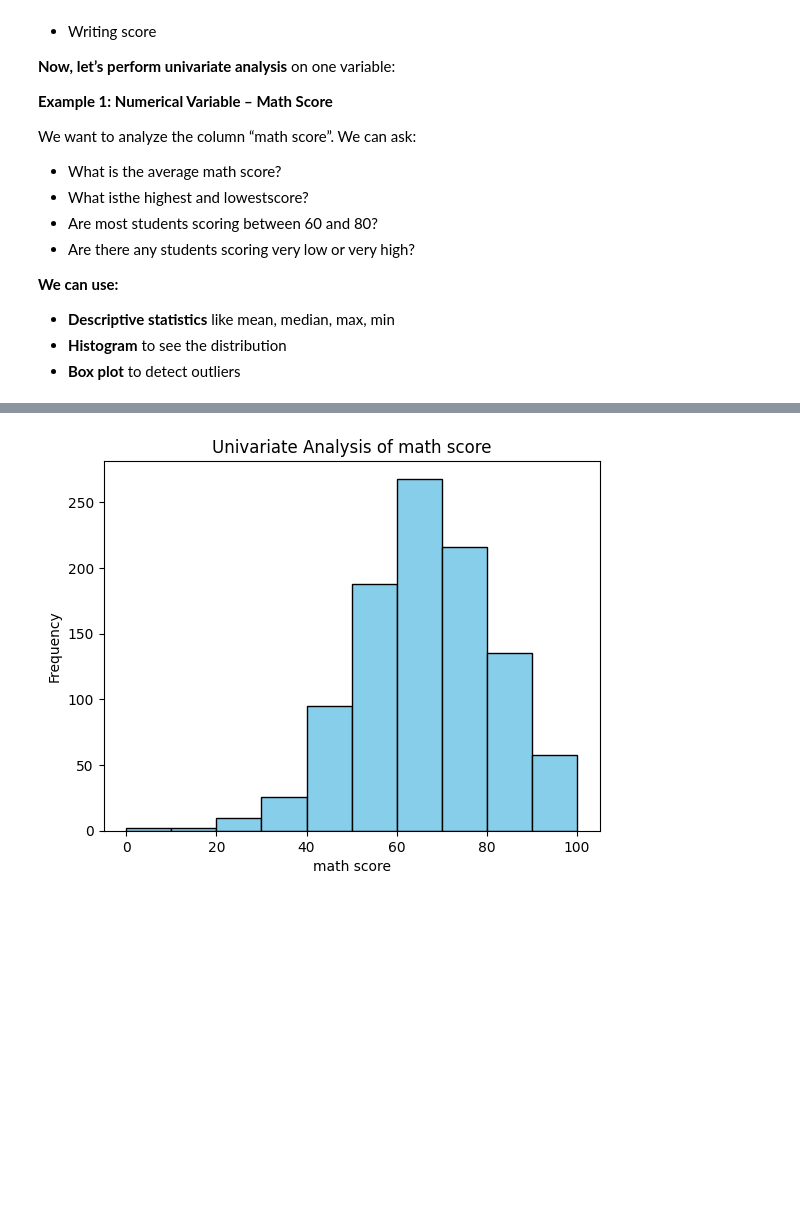
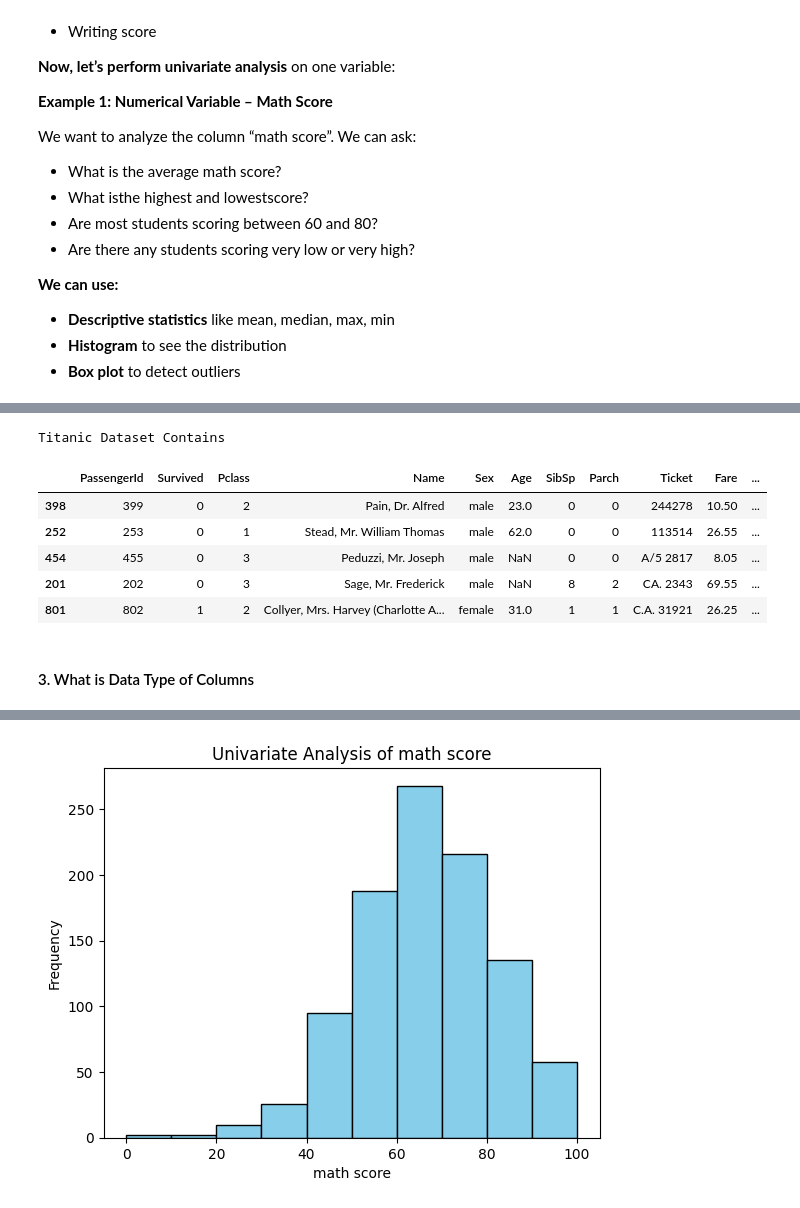
Before and after one commit to sbccas/data-analytics-using-python, a Jupyter notebook: 2_Lecture_Notes/Unit1_Fundamentals_of_Data_Analytics.ipynb, the cells around one changed output, grey strips where cells are left out. Cells and saved outputs as stored; diff of their text form; code cells hidden in the pictures; blank space fills up the shorter version.

```diff
--- a/2_Lecture_Notes/Unit1_Fundamentals_of_Data_Analytics.ipynb
+++ b/2_Lecture_Notes/Unit1_Fundamentals_of_Data_Analytics.ipynb
@@ -254,0 +235,13 @@ dtype: int64
+# %%
+print("Titanic Dataset Contains")
+tita.sample(5)
+# %% [output]
+Titanic Dataset Contains
+|  | PassengerId | Survived | Pclass | Name | Sex | Age | SibSp | Parch | Ticket | Fare | ... |
+| 398 | 399 | 0 | 2 | Pain, Dr. Alfred | male | 23.0 | 0 | 0 | 244278 | 10.50 | ... |
+| 252 | 253 | 0 | 1 | Stead, Mr. William Thomas | male | 62.0 | 0 | 0 | 113514 | 26.55 | ... |
+| 454 | 455 | 0 | 3 | Peduzzi, Mr. Joseph | male | NaN | 0 | 0 | A/5 2817 | 8.05 | ... |
+| 201 | 202 | 0 | 3 | Sage, Mr. Frederick | male | NaN | 8 | 2 | CA. 2343 | 69.55 | ... |
+| 801 | 802 | 1 | 2 | Collyer, Mrs. Harvey (Charlotte A... | female | 31.0 | 1 | 1 | C.A. 31921 | 26.25 | ... |
+# %% [markdown]
+#### 3. What is Data Type of Columns
```
Also changed, not shown: parts of 22 cells of this notebook, 3 other files.
